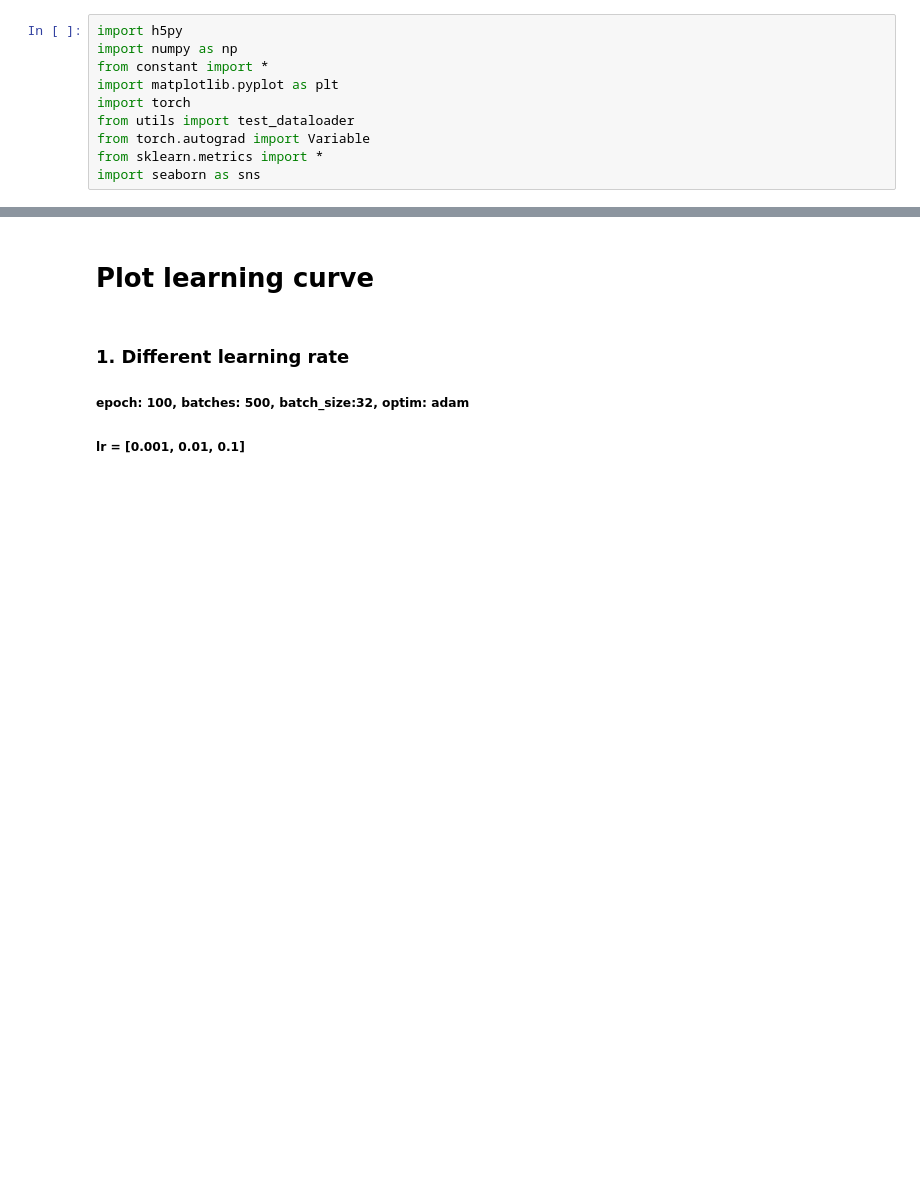
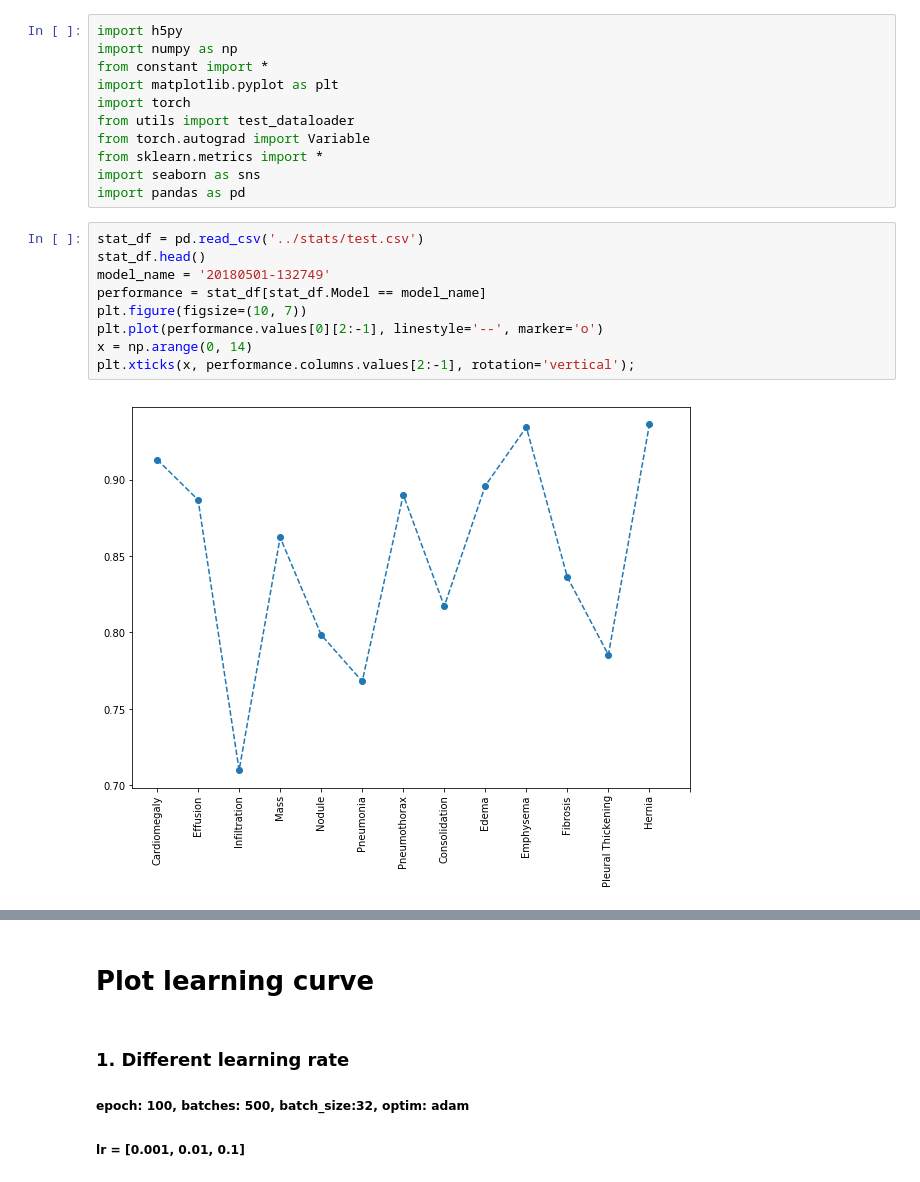
Before and after one commit to dattran2346/chestX-ray-14, a Jupyter notebook: src/LearningCurve.ipynb, the cells around one changed output, grey strips where cells are left out. Drawn from its saved outputs; the diff is of its cells as text; blank space fills up the shorter version.

```diff
--- a/src/LearningCurve.ipynb
+++ b/src/LearningCurve.ipynb
@@ -8,5 +8,17 @@ from utils import test_dataloader
 from torch.autograd import Variable
 from sklearn.metrics import *
 import seaborn as sns
+import pandas as pd
+# %%
+stat_df = pd.read_csv('../stats/test.csv')
+stat_df.head()
+model_name = '20180501-132749'
+performance = stat_df[stat_df.Model == model_name]
+plt.figure(figsize=(10, 7))
+plt.plot(performance.values[0][2:-1], linestyle='--', marker='o')
+x = np.arange(0, 14)
+plt.xticks(x, performance.columns.values[2:-1], rotation='vertical');
+# %% [output]
+[figure, added]
 # %%
 def plot_learning_curve(models, colors):
```
Also changed, not shown: parts of 4 cells of this notebook, 9 other files.
